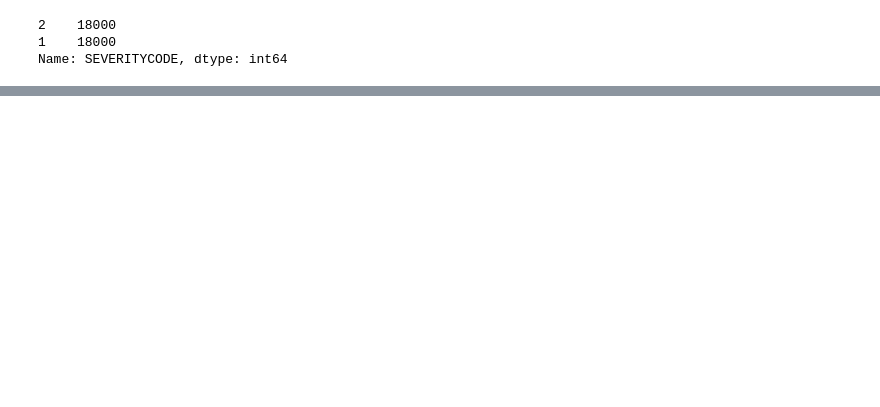
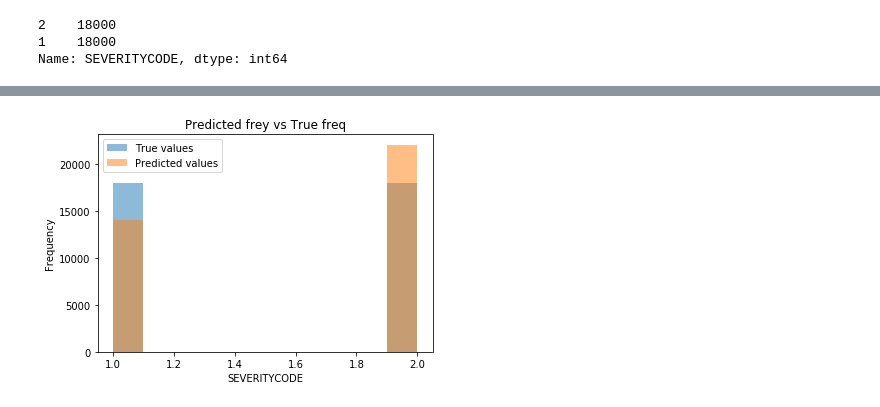
Before and after one commit to Suyashprsd/Coursera_Capstone, a Jupyter notebook: Road accident fatality.ipynb, the cells around one changed output, grey strips where cells are left out. Saved outputs shown, nothing was run; the diff lists cells and outputs as text; code cells hidden in the pictures; blank space fills up the shorter version.

```diff
--- a/Road accident fatality.ipynb
+++ b/Road accident fatality.ipynb
@@ -663,0 +654,10 @@ score_df
+# %%
+plt.hist(test_y, alpha=0.5, label="True values")
+plt.hist(tree.predict(test_X), alpha=0.5, label="Predicted values")
+plt.legend()
+plt.xlabel("SEVERITYCODE")
+plt.ylabel("Frequency")
+plt.title("Predicted frey vs True freq")
+plt.show()
+# %% [output]
+[figure, added]
```
Also changed, not shown: parts of 21 cells of this notebook.
